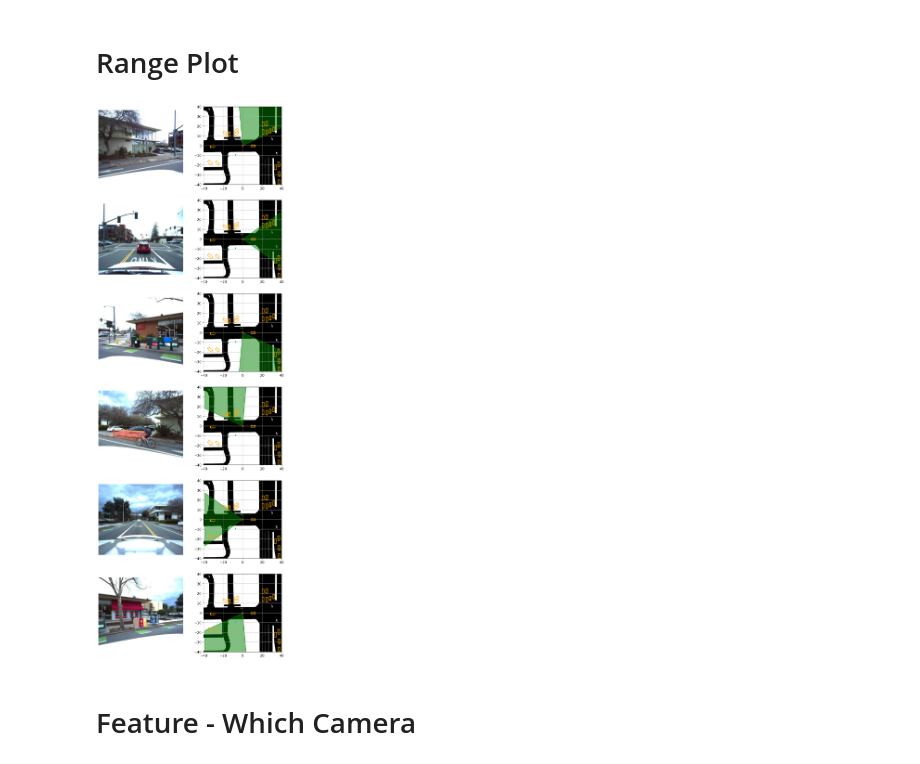
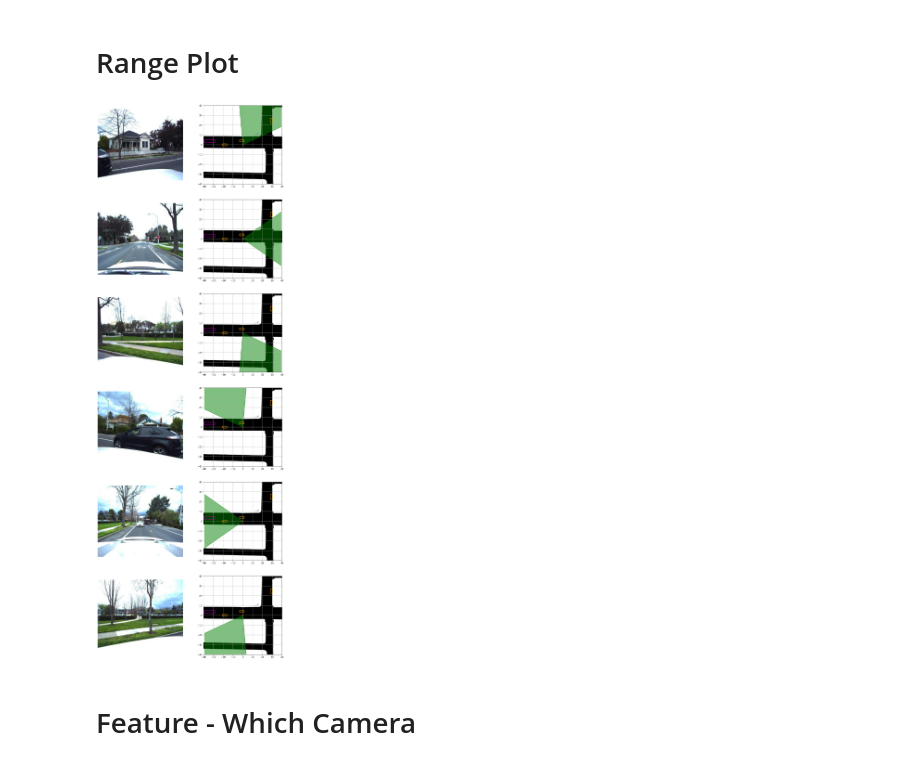
Before and after one commit to jingqian95/DeepLearning2020, a Jupyter notebook: code/random works.ipynb, the cells around one changed output. Cells and saved outputs as stored; diff of their text form; code cells hidden in the pictures.

```diff
--- a/code/random works.ipynb
+++ b/code/random works.ipynb
@@ -157,34 +121,3 @@ for i, bb in enumerate(target[0]['bounding_box']):
 ax.grid()
 # %% [output]
 [figure]
-# %%
-# The center of image is 400 * 400
-
-fig, ax = plt.subplots(figsize=(4,4))
-
-
-
-color_list = ['b', 'g', 'orange', 'c', 'm', 'y', 'k', 'w', 'r']
-
-
-
-ax.imshow(road_image[0], cmap ='binary');
-
-# The ego car position
-ax.plot(400, 400, 'x', color="red")
-
-x = np.arange(400, 800)
-y1 = 400 - math.tan(math.pi*(35/180))*(x-400)
-y2 = 400 + math.tan(math.pi*(35/180))*(x-400)
-ax.plot(x, y1, color = 'green', alpha = 0.8)
-ax.plot(x, y2, color = 'green', alpha = 0.8)
-ax.fill_between(x, y1, y2, color = 'green', alpha = 0.8)
-ax.set_xlim([0, 800])
-ax.set_ylim([800, 0])
-
-
-for i, bb in enumerate(target[0]['bounding_box']):
-    # You can check the implementation of the draw box to understand how it works
-    draw_box(ax, bb, color=color_list[target[0]['category'][i]])
-
-ax.grid()
@@ -224,6 +140,6 @@ labeled_trainset = LabeledDataset(image_folder=image_folder,
                                   transform=transform,
                                   extra_info=True
                                  )
-trainloader = torch.utils.data.DataLoader(labeled_trainset, batch_size=126, shuffle=False, num_workers=2, collate_fn=collate_fn)
+trainloader = torch.utils.data.DataLoader(labeled_trainset, batch_size=15, shuffle=False, num_workers=2, collate_fn=collate_fn)
 # %%
-sample, target, road_image, extra = iter(trainloader).next()
+sample_cat,sample, target, road_image, extra = iter(trainloader).next()
@@ -257,7 +165,7 @@ camera_name = ['front_left', 'front', 'front_right', 'back_left', 'back', 'back_
 # %%
 def plot_range(sample_index):
 
-    fig, ax = plt.subplots(nrows=6, ncols=2,figsize=(10,30))
+    fig, ax = plt.subplots(nrows=6, ncols=2,figsize=(15,45))
 
     for i in range(6):
         ax[i, 0].imshow(torchvision.utils.make_grid(torch.stack(sample)[sample_index][i], nrow=3).numpy().transpose(1, 2, 0))
@@ -298,9 +206,9 @@ def plot_range(sample_index):
         for j, bb in enumerate(target[sample_index]['bounding_box']):
             draw_box(ax[i, 1], bb, color=color_list[target[sample_index]['category'][j]])
 # %%
-plot_range(120)
+plot_range(14)
 # %% [output]
-[figure, old version]
+[figure, new version]
 # %% [markdown]
 # Feature - Which Camera
 # %%
```
Also changed, not shown: parts of 35 cells of this notebook, 4 other files.
